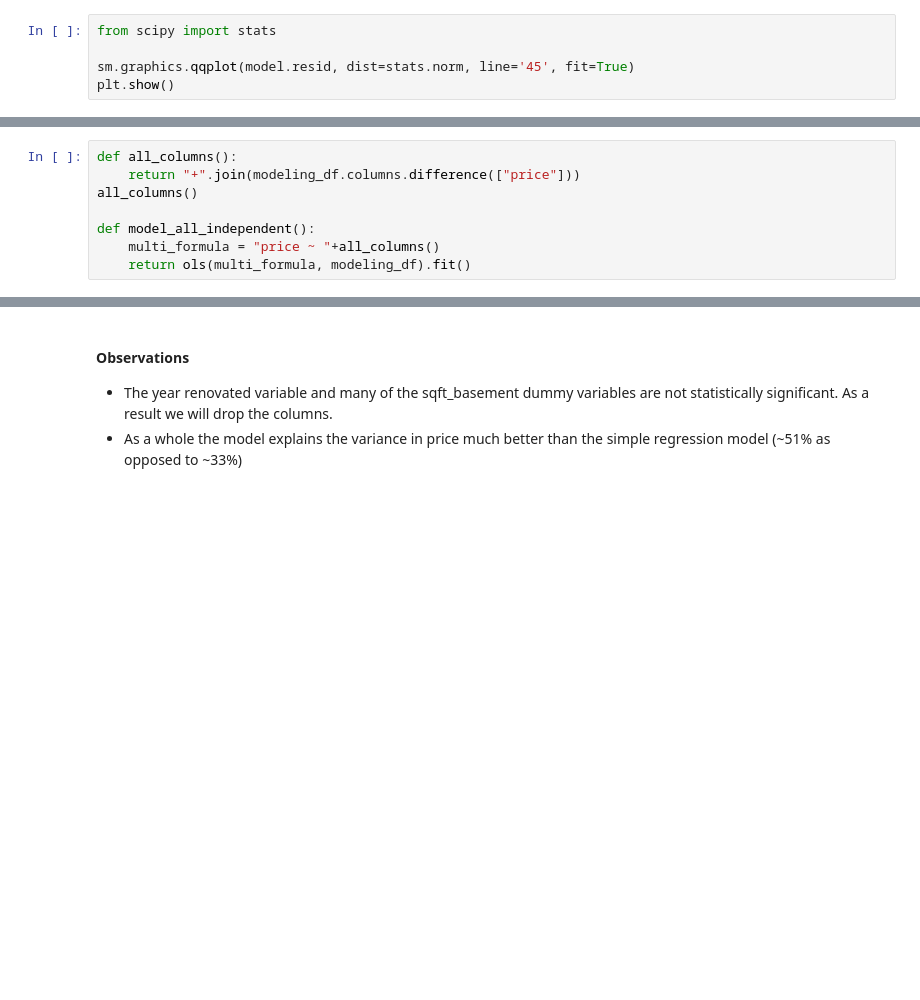
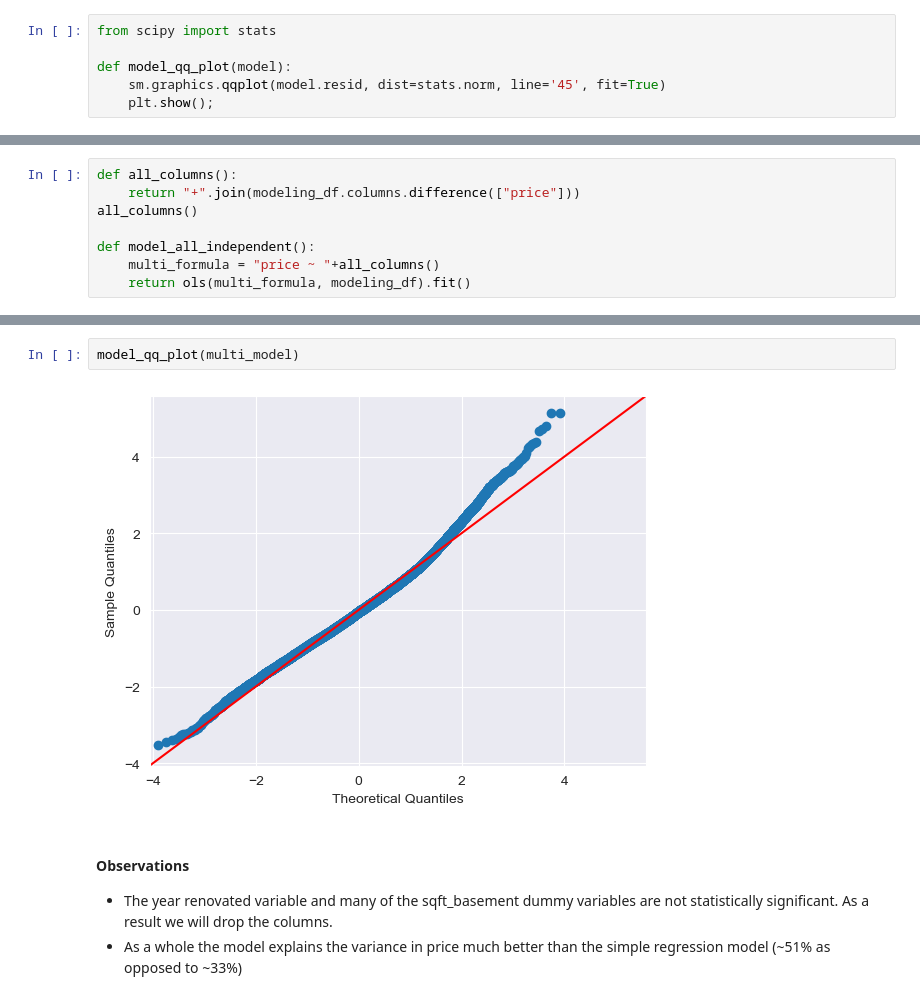
Before and after one commit to bizzfuzz/dsc-phase-2, a Jupyter notebook: student.ipynb, the cells around one changed output, grey strips where cells are left out. Drawn from its saved outputs; the diff is of its cells as text; blank space fills up the shorter version.

Commit message:
multiple regression examination

```diff
--- a/student.ipynb
+++ b/student.ipynb
@@ -692,5 +692,6 @@ We create a qq plot to examine the residuals of our model.
 # %%
 from scipy import stats
 
-sm.graphics.qqplot(model.resid, dist=stats.norm, line='45', fit=True)
-plt.show()
+def model_qq_plot(model):
+    sm.graphics.qqplot(model.resid, dist=stats.norm, line='45', fit=True)
+    plt.show();
@@ -733,6 +736,10 @@ Notes:
 [1] Standard Errors assume that the covariance matrix of the errors is correctly specified.
 [2] The condition number is large, 2.29e+06. This might indicate that there are
 strong multicollinearity or other numerical problems.
+# %%
+model_qq_plot(multi_model)
+# %% [output]
+[figure, added]
 # %% [markdown]
 #### Observations
 - The year renovated variable and many of the sqft_basement dummy variables are not statistically significant. As a result we will drop the columns.
```
Also changed, not shown: parts of 3 cells of this notebook.
